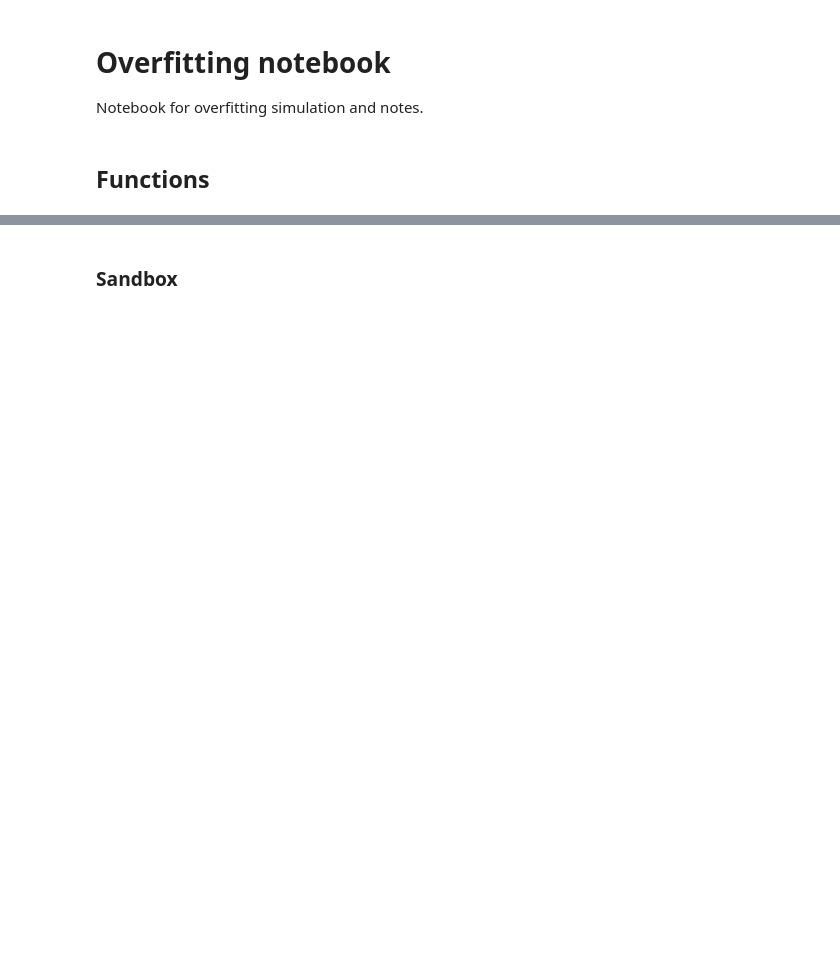
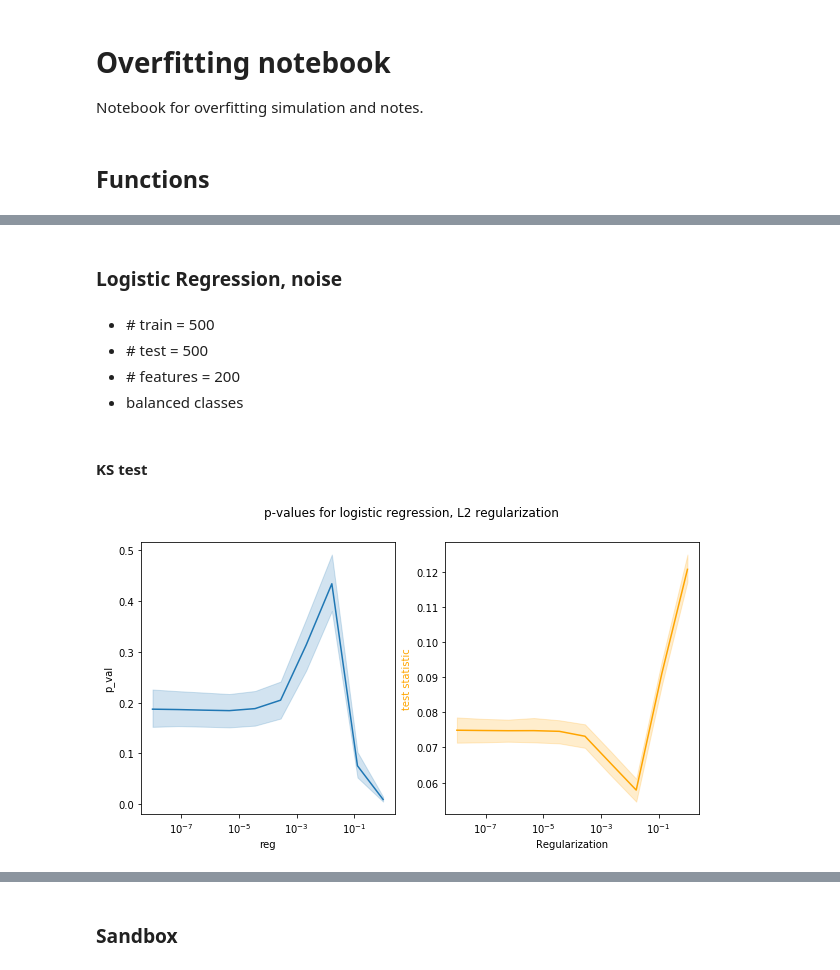
Before and after one commit to tliu526/overfitting, a Jupyter notebook: notebooks/overfit_notebook.ipynb, the cells around one changed output, grey strips where cells are left out. Drawn from its saved outputs; the diff is of its cells as text; code cells hidden in the pictures; blank space fills up the shorter version.

```diff
--- a/notebooks/overfit_notebook.ipynb
+++ b/notebooks/overfit_notebook.ipynb
@@ -150,0 +302,7 @@ def simulate_no_label_X(pipelines, n_feats, n_trials, n_samples, classification=
+# %% [markdown]
+### Logistic Regression, noise
+# %% [markdown]
+- \# train = 500
+- \# test = 500
+- \# features = 200
+- balanced classes
@@ -150,0 +349,25 @@ def simulate_no_label_X(pipelines, n_feats, n_trials, n_samples, classification=
+# %%
+df = pd.DataFrame(columns=['reg', 'test_stat', 'p_val', 'train_acc', 'test_acc'])
+for i, reg in enumerate(regularization):
+    for trial in range(n_trials):
+        D_test_stat, p_val = ks_2samp(train_probs[trial, i,:], test_probs[trial, i,:])
+        df.loc[(i * n_trials) + trial] = [reg, D_test_stat, p_val, train_acc[trial, i], test_acc[trial, i]]
+# %% [markdown]
+#### KS test
+# %%
+fig, (ax1, ax2) = plt.subplots(1, 2, figsize=(10,5), sharex=True)
+
+sns.lineplot(x='reg', y='p_val', data=df, ax=ax1)
+ax1.set_xscale('log')
+plt.ylabel("p-value", color='blue')
+#plt.title("KS test stat for logistic regression, L2 regularization")
+
+sns.lineplot(x='reg', y='test_stat', color='orange', data=df, ax=ax2)
+ax2.set_xscale('log')
+plt.ylabel("test statistic", color='orange')
+plt.suptitle("p-values for logistic regression, L2 regularization")
+plt.xlabel("Regularization")
+
+plt.show()
+# %% [output]
+[figure, added]
```
Also changed, not shown: parts of 128 cells of this notebook, 4 other files.
